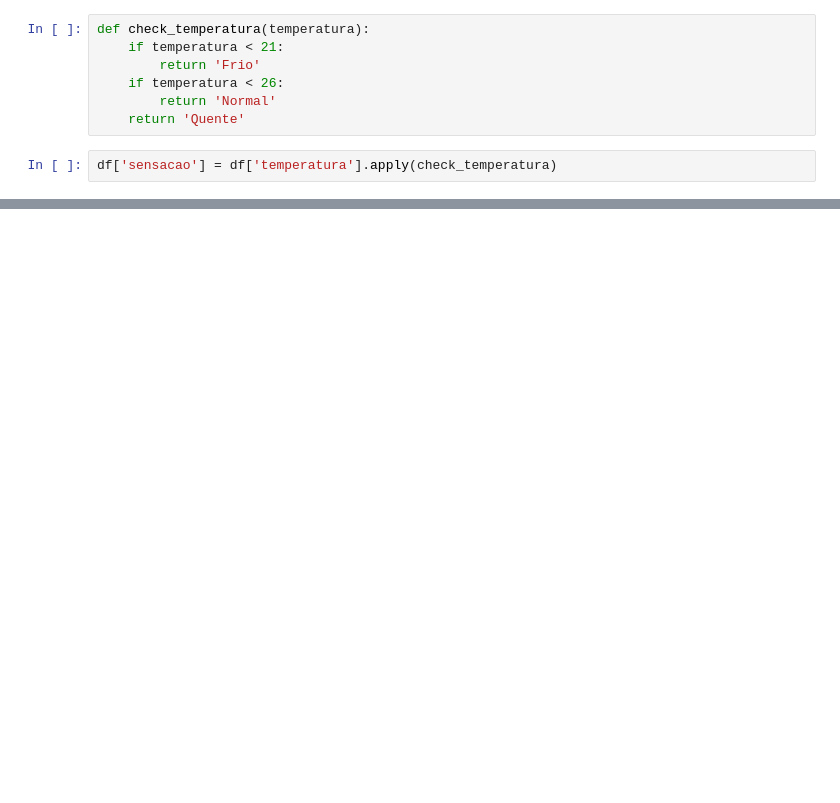
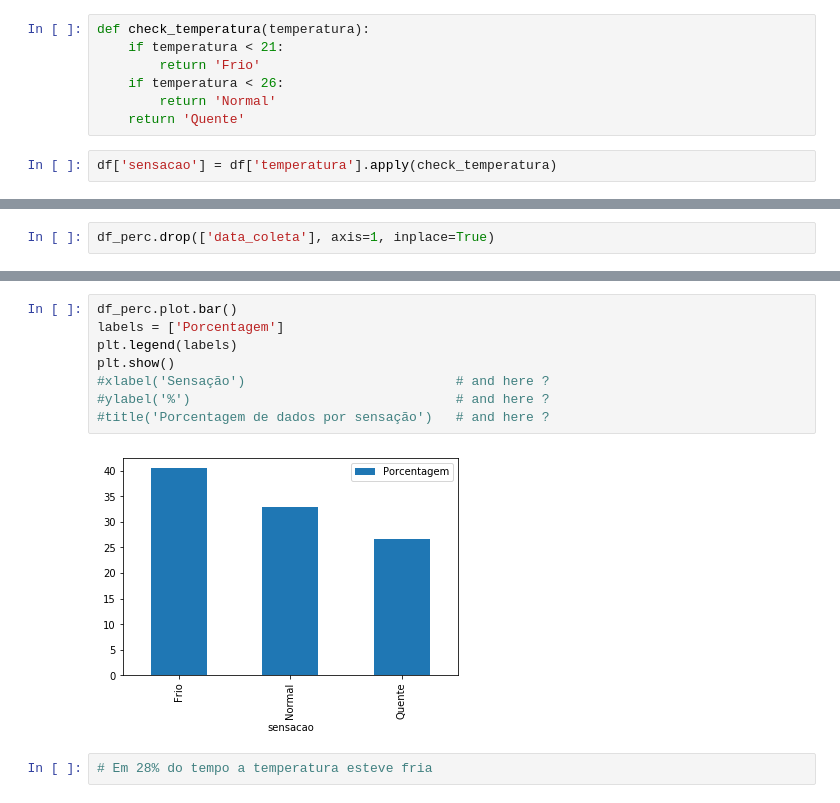
Before and after one commit to jonnasprado/entregaTrabalho, a Jupyter notebook: notebooks/TRABALHO_IN242.ipynb, the cells around one changed output, grey strips where cells are left out. Drawn from its saved outputs; the diff is of its cells as text; blank space fills up the shorter version.

```diff
--- a/notebooks/TRABALHO_IN242.ipynb
+++ b/notebooks/TRABALHO_IN242.ipynb
@@ -65,0 +81,2 @@ df.groupby(['sensacao']).count()
+# %%
+df_perc.drop(['data_coleta'], axis=1, inplace=True)
@@ -65,0 +95,12 @@ df.groupby(['sensacao']).count()
+# %%
+df_perc.plot.bar()
+labels = ['Porcentagem']
+plt.legend(labels)
+plt.show()
+#xlabel('Sensação')                           # and here ?
+#ylabel('%')                                  # and here ?
+#title('Porcentagem de dados por sensação')   # and here ?
+# %% [output]
+[figure, added]
+# %%
+# Em 28% do tempo a temperatura esteve fria
```
Also changed, not shown: parts of 28 cells of this notebook, 8 other files.
